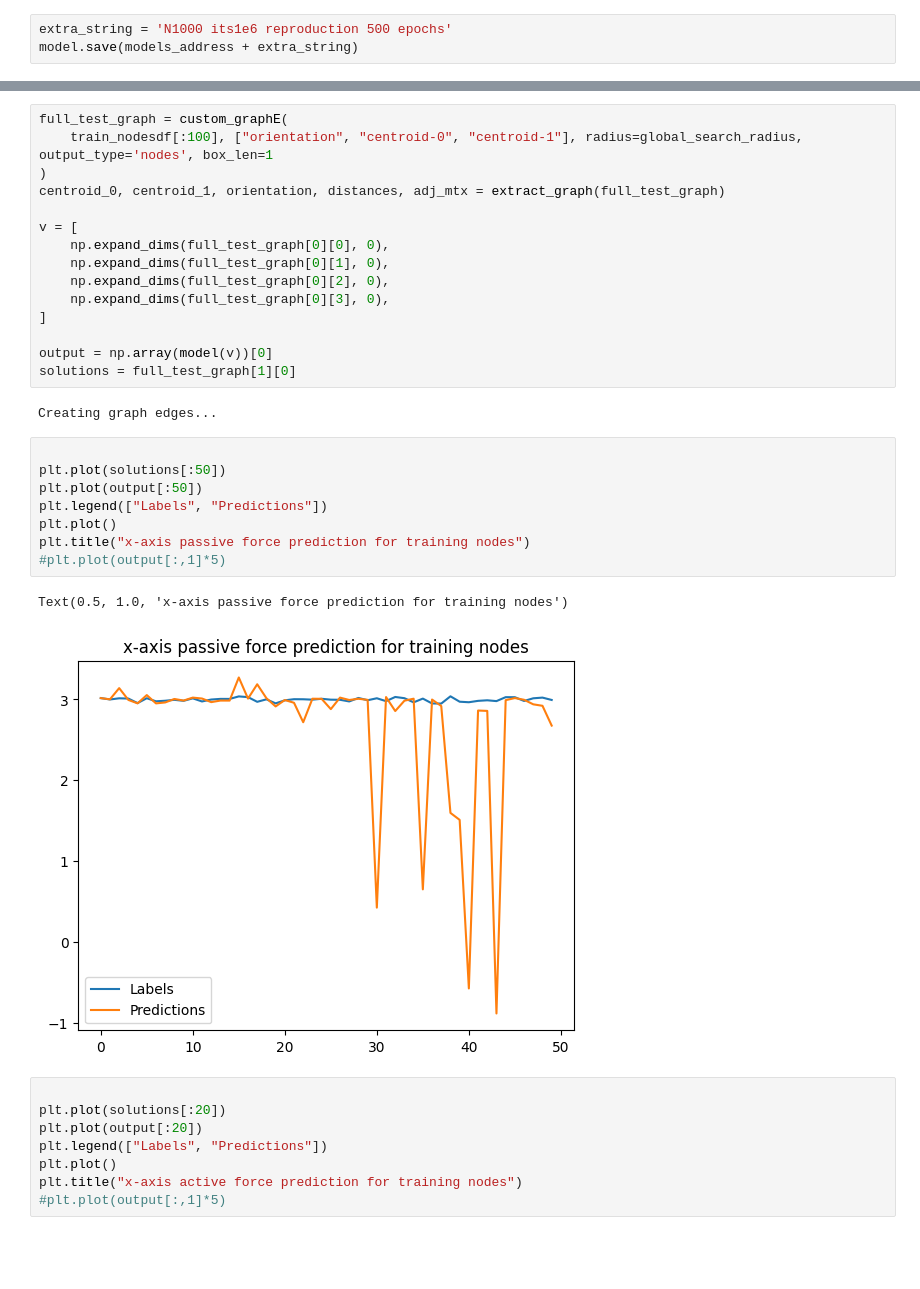
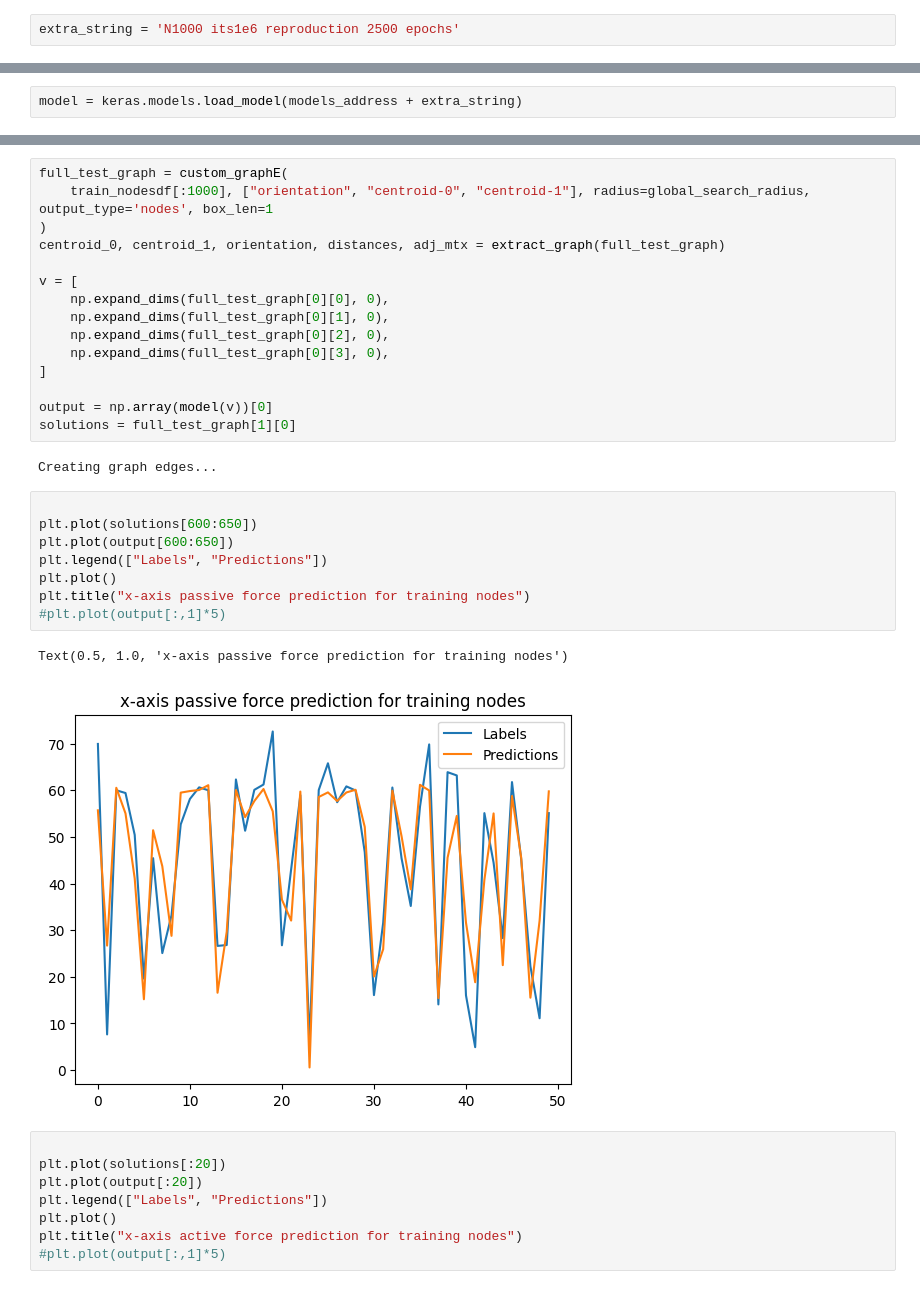
Before and after one commit to Phistian/exjobb, a Jupyter notebook: miguel/training/magnitude_training.ipynb, the cells around one changed output, grey strips where cells are left out. Drawn from its saved outputs; the diff is of its cells as text; blank space fills up the shorter version.

```diff
--- a/miguel/training/magnitude_training.ipynb
+++ b/miguel/training/magnitude_training.ipynb
@@ -471,5 +471,4 @@ for i in range(len(histories)):
 # %% [markdown]
 Model
 # %%
-extra_string = 'N1000 its1e6 reproduction 500 epochs'
-model.save(models_address + extra_string)
+extra_string = 'N1000 its1e6 reproduction 2500 epochs'
@@ -481,3 +483,5 @@ shutil.make_archive('/content/drive/MyDrive/EXJOBB/models/mpn_trained/magnitude_
+# %%
+model = keras.models.load_model(models_address + extra_string)
 # %% [markdown]
 # *Colab* git actions
 # %%
@@ -769,7 +762,7 @@ Text(0.5, 1.0, 'x-axis active force prediction for validation nodes')
 With training data
 # %%
 full_test_graph = custom_graphE(
-    train_nodesdf[:100], ["orientation", "centroid-0", "centroid-1"], radius=global_search_radius, output_type='nodes', box_len=1
+    train_nodesdf[:1000], ["orientation", "centroid-0", "centroid-1"], radius=global_search_radius, output_type='nodes', box_len=1
 )
 centroid_0, centroid_1, orientation, distances, adj_mtx = extract_graph(full_test_graph)
 
@@ -786,15 +779,15 @@ solutions = full_test_graph[1][0]
 Creating graph edges...
 # %%
 
-plt.plot(solutions[:50])
-plt.plot(output[:50])
+plt.plot(solutions[600:650])
+plt.plot(output[600:650])
 plt.legend(["Labels", "Predictions"])
 plt.plot()
 plt.title("x-axis passive force prediction for training nodes")
 #plt.plot(output[:,1]*5)
 # %% [output]
 Text(0.5, 1.0, 'x-axis passive force prediction for training nodes')
-[figure, old version]
+[figure, new version]
 # %%
 
 plt.plot(solutions[:20])
```
Also changed, not shown: parts of 10 cells of this notebook.
